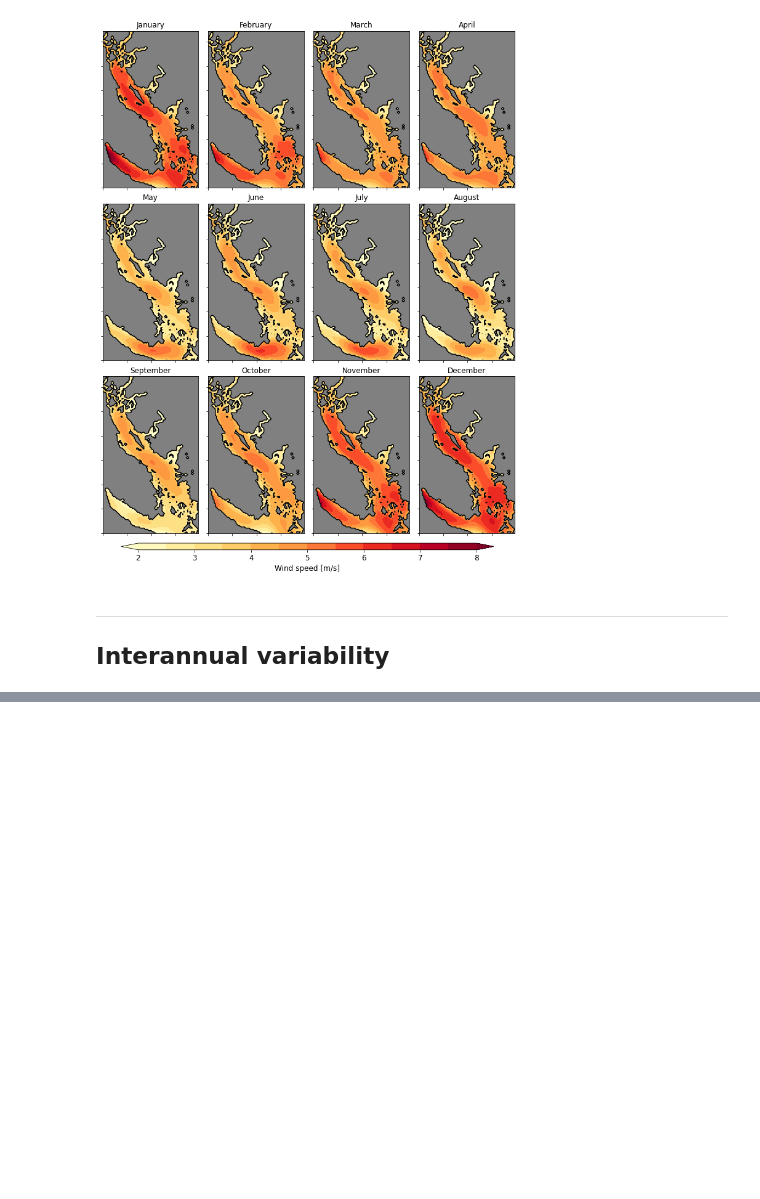
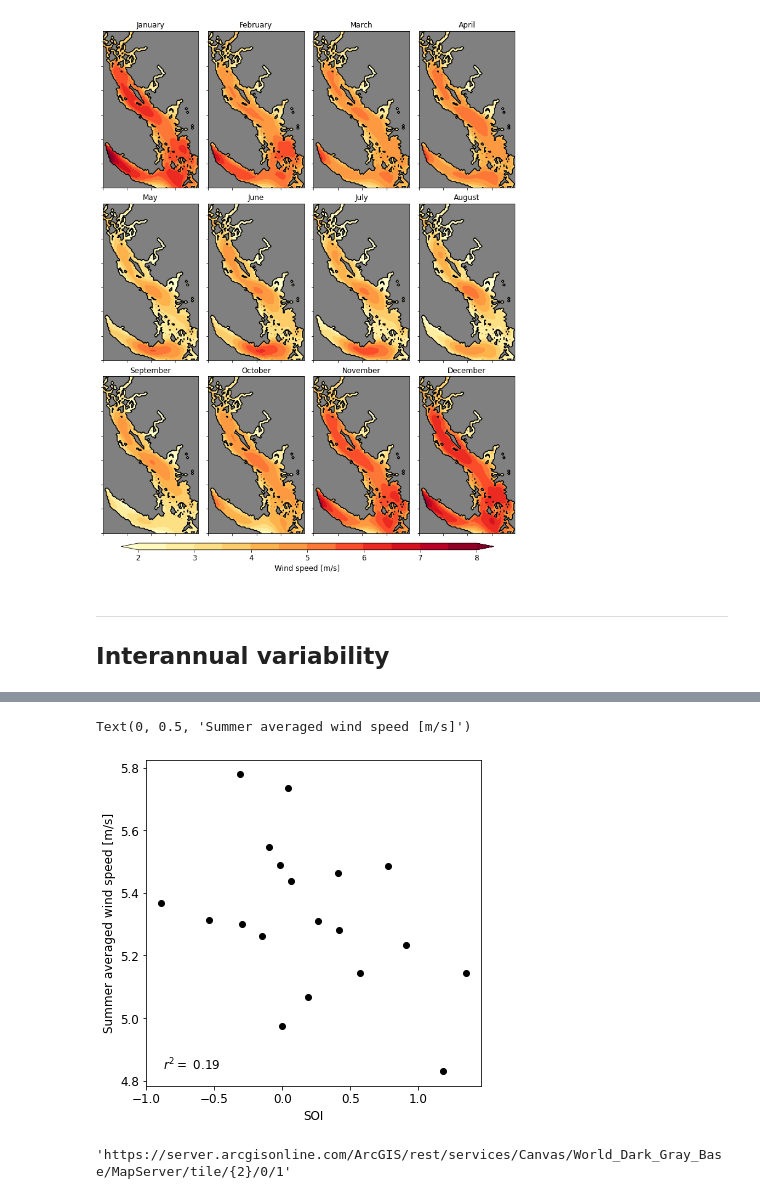
Before and after one commit to SalishSeaCast/analysis-ben, a Jupyter notebook: notebooks/windanalysis_new.ipynb, the cells around one changed output, grey strips where cells are left out. Cells and saved outputs as stored; diff of their text form; code cells hidden in the pictures; blank space fills up the shorter version.

```diff
--- a/notebooks/windanalysis_new.ipynb
+++ b/notebooks/windanalysis_new.ipynb
@@ -290,0 +321,16 @@ for c, xpos, ticks, label in zip([c1, c2], [(0.13, 0.11), (0.29, 0.57)], [(2, 8,
+# %%
+fig, ax = plt.subplots(figsize=(6, 6))
+x, y = [SOI[np.array([t.year for t in date]) == year-1][2:].mean() for year in range(2001, 2020)], wspd_avg[1:]
+r2 = np.corrcoef(x, y)[0, 1]**2
+ax.plot(x, y, 'ko')
+ax.text(0.05, 0.05, f'$r^2=$ {r2:.2f}', transform=ax.transAxes)
+ax.set_xlabel('SOI')
+ax.set_ylabel('Summer averaged wind speed [m/s]')
+# %% [output]
+Text(0, 0.5, 'Summer averaged wind speed [m/s]')
+[figure, added]
+# %%
+zoom, x, y = 2, 1, 0
+f"https://server.arcgisonline.com/ArcGIS/rest/services/Canvas/World_Dark_Gray_Base/MapServer/tile/{{{zoom}}}/{y}/{x}"
+# %% [output]
+'https://server.arcgisonline.com/ArcGIS/rest/services/Canvas/World_Dark_Gray_Base/MapServer/tile/{2}/0/1'
```
Also changed, not shown: parts of 6 cells of this notebook, 1 other file.
